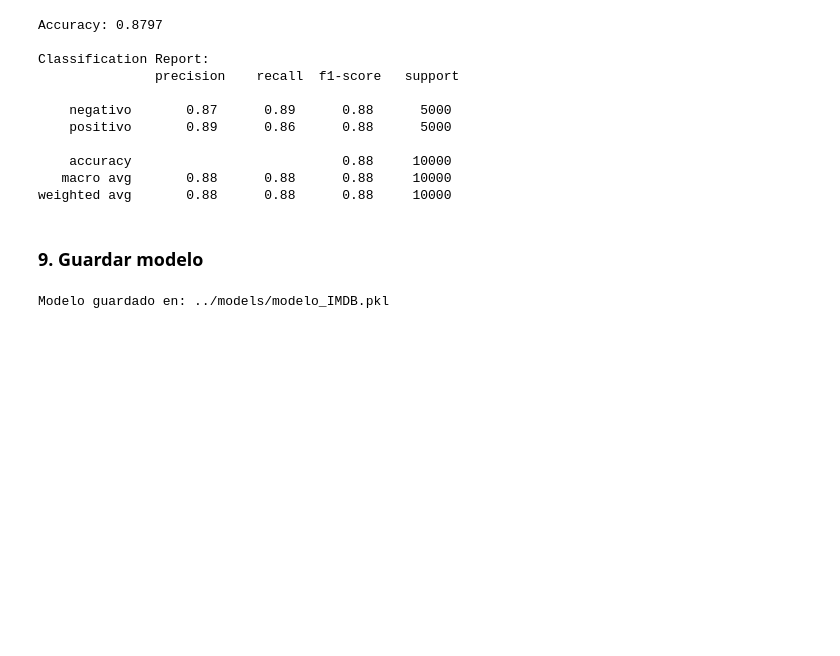
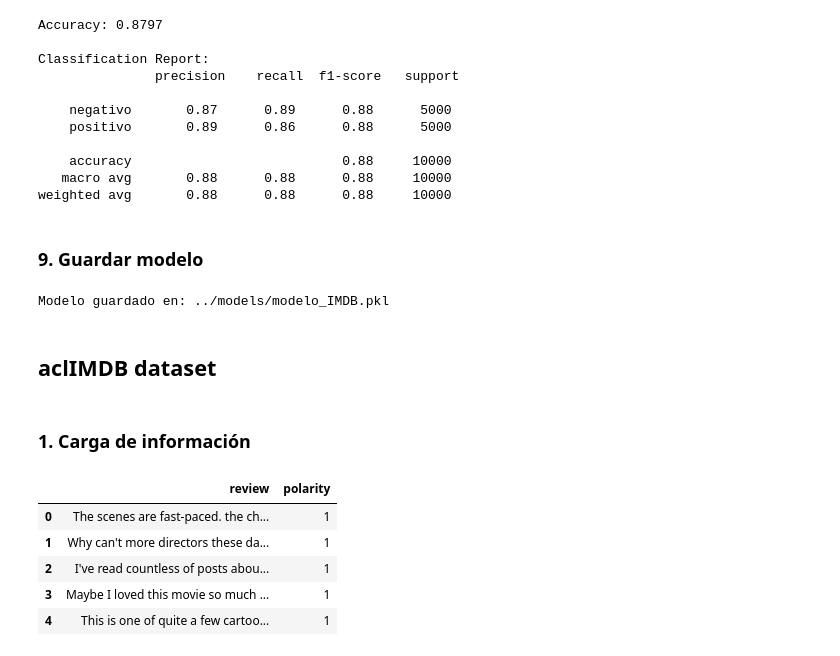
Before and after one commit to magy509/ingenieropg80.Proyecto_final_madre, a Jupyter notebook: src/analisis_feel.ipynb, the cells around one changed output. Drawn from its saved outputs; the diff is of its cells as text; code cells hidden in the pictures; blank space fills up the shorter version.

```diff
--- a/src/analisis_feel.ipynb
+++ b/src/analisis_feel.ipynb
@@ -640,4 +641,8 @@ with open(ruta, "wb") as f:
 print(f"Modelo guardado en: {ruta}")
 # %% [output]
 Modelo guardado en: ../models/modelo_IMDB.pkl
+# %% [markdown]
+## aclIMDB dataset
+# %% [markdown]
+### 1. Carga de información
 # %%
@@ -645,2 +649,21 @@ Modelo guardado en: ../models/modelo_IMDB.pkl
 train_texts, train_labels = ds.cargar_reseñas("../data/interim/feeling/aclImdb/train") ##texto de reseñas // ETIQUETA para positivo y negativo
 test_texts, test_labels = ds.cargar_reseñas("../data/interim/feeling/aclImdb/test")
+# %%
+df_train = pd.DataFrame({
+    "review": train_texts,
+    "polarity": train_labels
+})
+
+df_test = pd.DataFrame({
+    "review": test_texts,
+    "polarity": test_labels
+})
+
+df_train.head()
+# %% [output]
+|  | review | polarity |
+| 0 | The scenes are fast-paced. the ch... | 1 |
+| 1 | Why can't more directors these da... | 1 |
+| 2 | I've read countless of posts abou... | 1 |
+| 3 | Maybe I loved this movie so much ... | 1 |
+| 4 | This is one of quite a few cartoo... | 1 |
```
Also changed, not shown: parts of 18 cells of this notebook.
